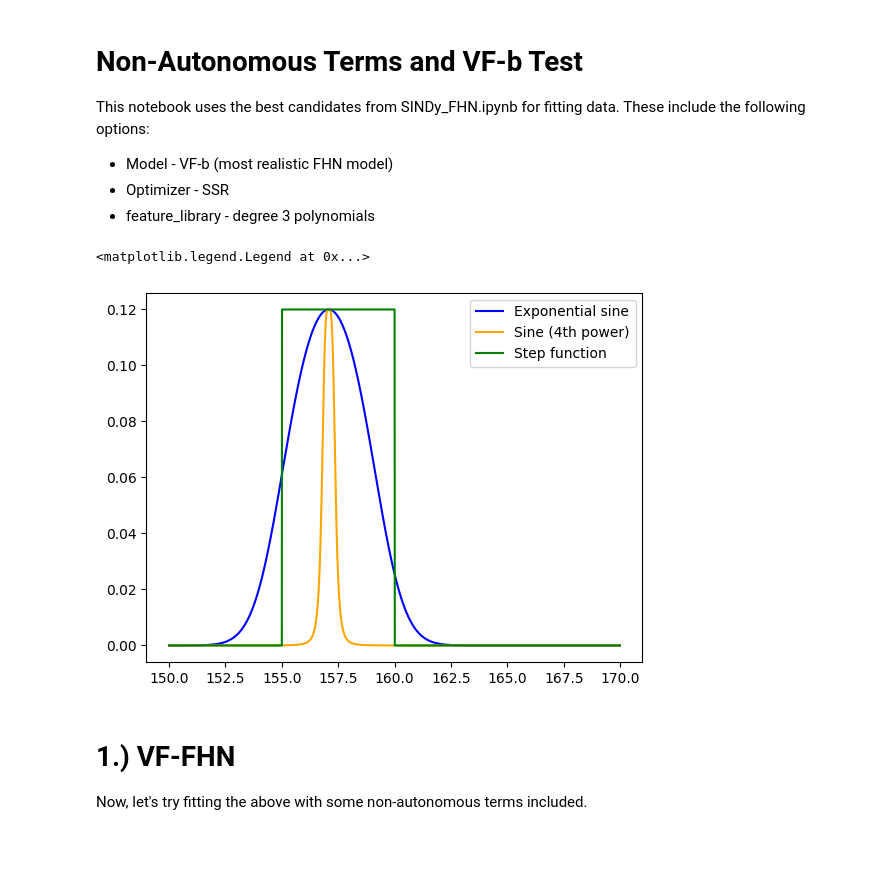
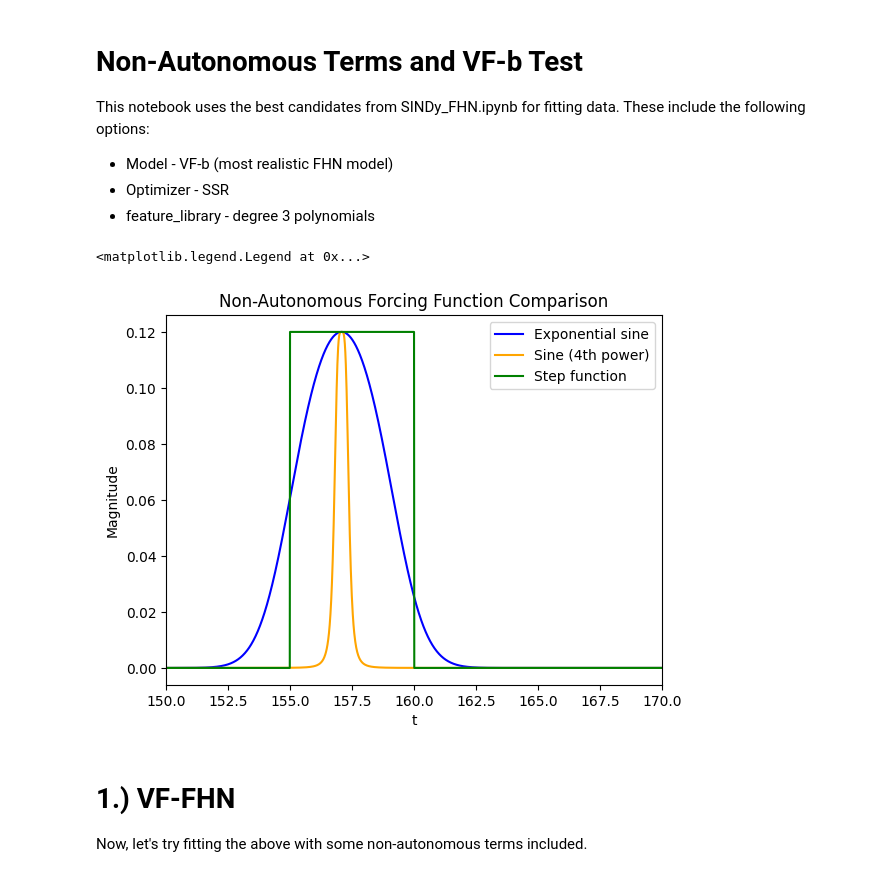
Before and after one commit to cswelch/SINDy-for-Cardiac-Electrophysiology, a Jupyter notebook: SINDy_non-autonomous_test.ipynb, the cells around one changed output. Drawn from its saved outputs; the diff is of its cells as text; code cells hidden in the pictures; blank space fills up the shorter version.

```diff
--- a/SINDy_non-autonomous_test.ipynb
+++ b/SINDy_non-autonomous_test.ipynb
@@ -45,14 +47,18 @@ def logical_non_aut(t, period=155.0, dur=5.0, mag=0.12):
 # %%
 # Compare the forcing functions. Note that we can't actually use the exponential since it will encounter overflow for the peak tightness
 # that we need; instead, take part of the Taylor series, then throw out the terms we don't need while still maintaing a representative shape.
-t = np.arange(150,170,0.01)
+t = np.arange(0,500,0.01)
 plt.plot(t, smooth_non_aut_old(t), color = 'blue', label='Exponential sine')
 plt.plot(t, smooth_non_aut(t), color='orange', label='Sine (4th power)')
 plt.plot(t, logical_non_aut(t), color='green', label='Step function')
+plt.xlim(150,170)
+plt.xlabel('t')
+plt.ylabel('Magnitude')
+plt.title('Non-Autonomous Forcing Function Comparison')
 plt.legend()
 # %% [output]
 <matplotlib.legend.Legend at 0x...>
-[figure, old version]
+[figure, new version]
 # %% [markdown]
 # 1.) VF-FHN
 Now, let's try fitting the above with some non-autonomous terms included.
```
Also changed, not shown: parts of 17 cells of this notebook, 2 other files.
